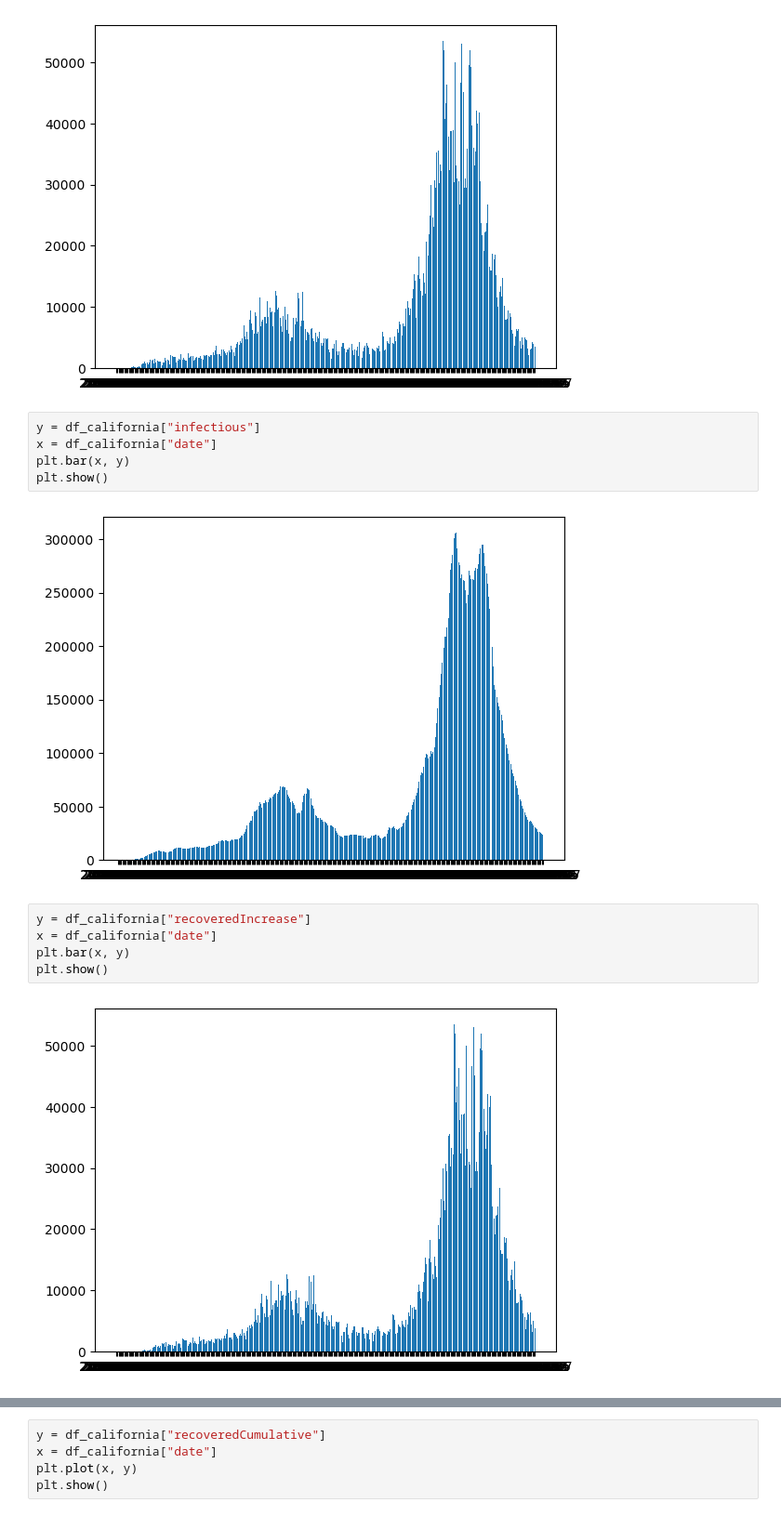
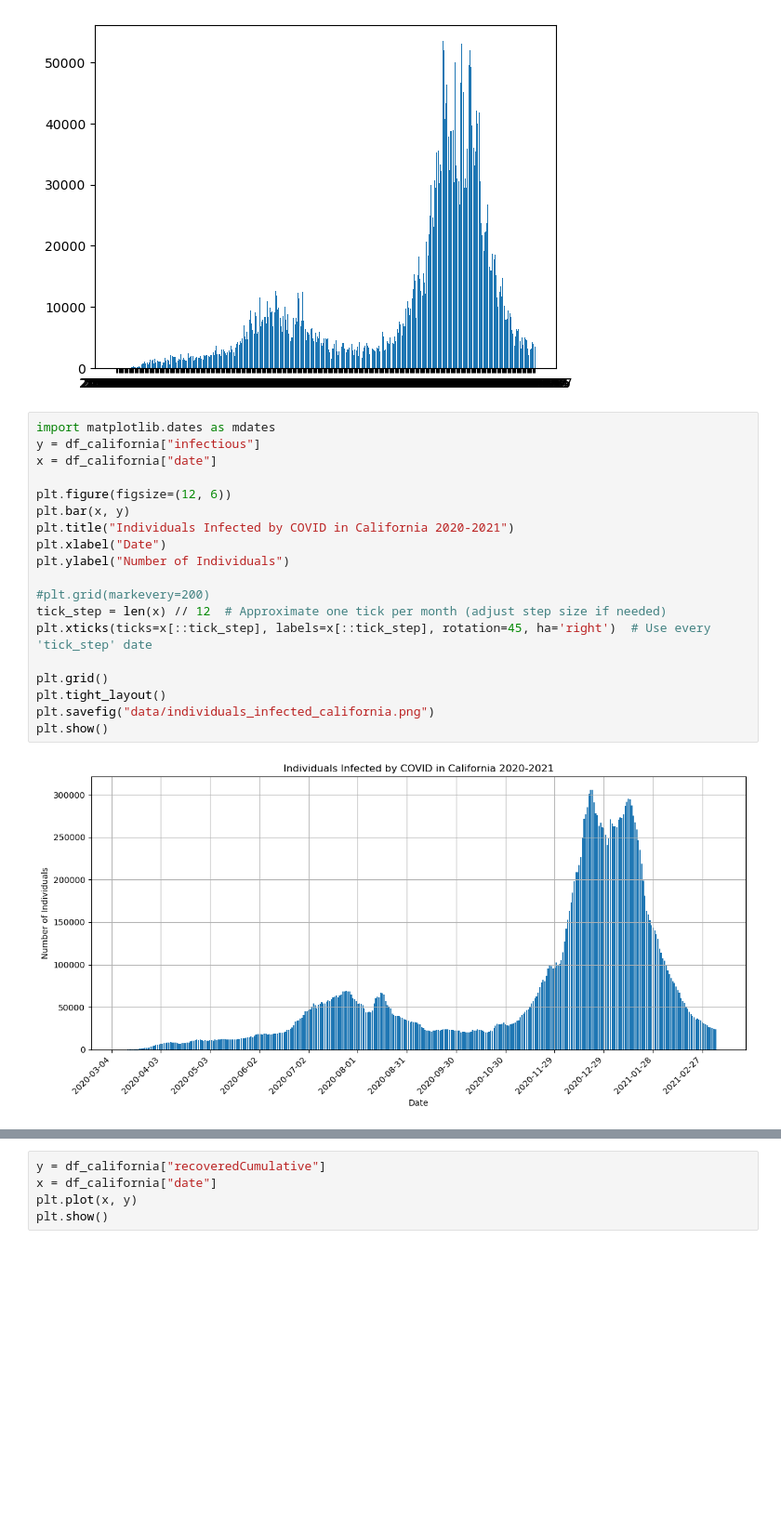
Before and after one commit to Jerjes0/DSC212_FA24_Group9, a Jupyter notebook: notebooks/EDA_California.ipynb, the cells around one changed output, grey strips where cells are left out. Shown at 93% size. Drawn from its saved outputs; the diff is of its cells as text; blank space fills up the shorter version.

```diff
--- a/notebooks/EDA_California.ipynb
+++ b/notebooks/EDA_California.ipynb
@@ -114,17 +114,24 @@ plt.bar(x, y)
 plt.show()
 # %% [output]
 [figure]
-# %%
-y = df_california["infectious"]
-x = df_california["date"]
-plt.bar(x, y)
-plt.show()
-# %% [output]
-[figure, removed]
-# %%
-y = df_california["recoveredIncrease"]
-x = df_california["date"]
-plt.bar(x, y)
-plt.show()
-# %% [output]
-[figure, removed]
+# %%
+import matplotlib.dates as mdates
+y = df_california["infectious"]
+x = df_california["date"]
+
+plt.figure(figsize=(12, 6))
+plt.bar(x, y)
+plt.title("Individuals Infected by COVID in California 2020-2021")
+plt.xlabel("Date")
+plt.ylabel("Number of Individuals")
+
+#plt.grid(markevery=200)
+tick_step = len(x) // 12  # Approximate one tick per month (adjust step size if needed)
+plt.xticks(ticks=x[::tick_step], labels=x[::tick_step], rotation=45, ha='right')  # Use every 'tick_step' date
+
+plt.grid()
+plt.tight_layout()
+plt.savefig("data/individuals_infected_california.png")
+plt.show()
+# %% [output]
+[figure, added]
```
Also changed, not shown: parts of 1 cell of this notebook, 5 other files.
